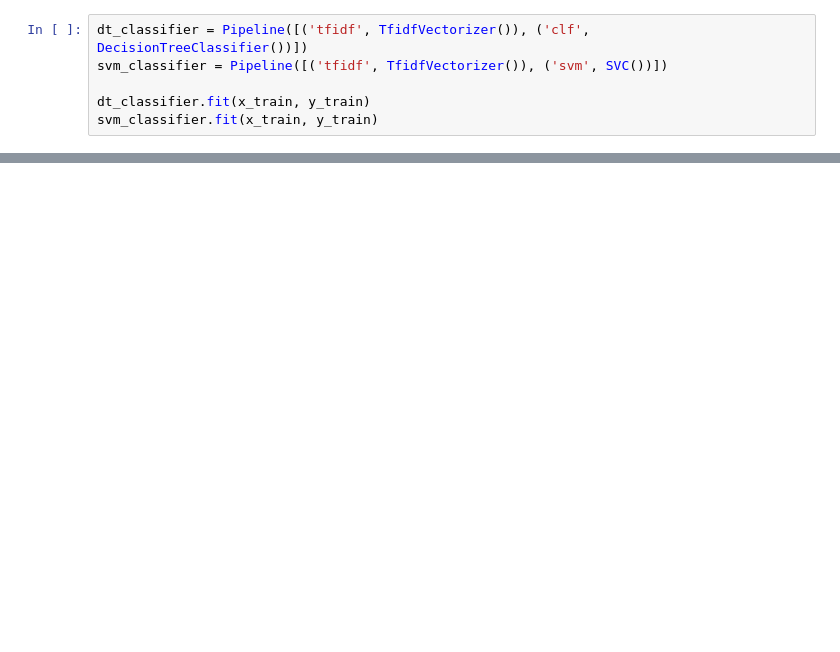
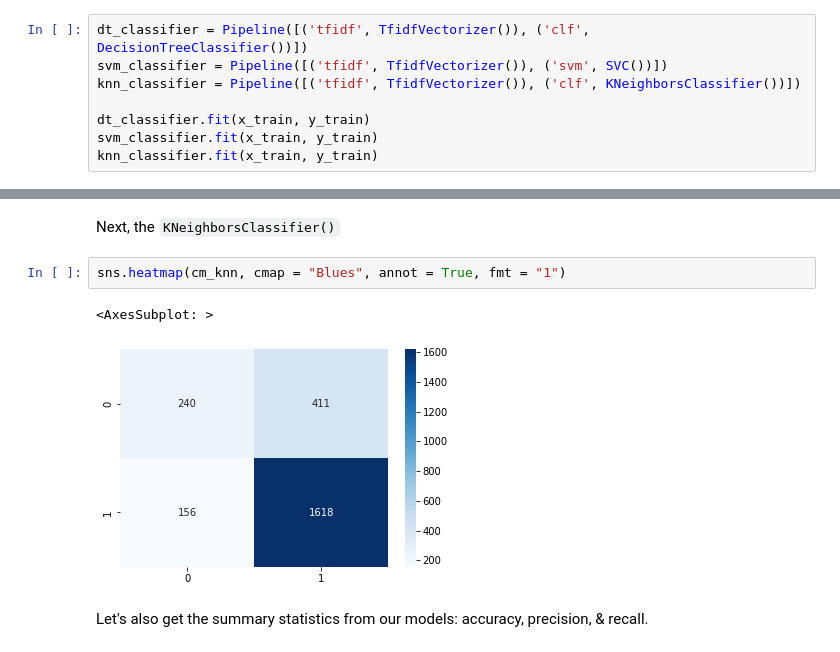
Before and after one commit to gprasad125/dsc180a-project, a Jupyter notebook: Notebooks/modeling.ipynb, the cells around one changed output, grey strips where cells are left out. Drawn from its saved outputs; the diff is of its cells as text; blank space fills up the shorter version.

Commit message:
update modeling

```diff
--- a/Notebooks/modeling.ipynb
+++ b/Notebooks/modeling.ipynb
@@ -49,7 +97,9 @@ x_train, x_test, y_train, y_test = train_test_split(x, y, test_size = 0.2, rando
 # %%
 dt_classifier = Pipeline([('tfidf', TfidfVectorizer()), ('clf', DecisionTreeClassifier())])
 svm_classifier = Pipeline([('tfidf', TfidfVectorizer()), ('svm', SVC())])
+knn_classifier = Pipeline([('tfidf', TfidfVectorizer()), ('clf', KNeighborsClassifier())])
 
 dt_classifier.fit(x_train, y_train)
 svm_classifier.fit(x_train, y_train)
+knn_classifier.fit(x_train, y_train)
 # %% [output]
@@ -78,0 +151,9 @@ array([[ 455,  157],
+# %% [markdown]
+Next, the `KNeighborsClassifier()`
+# %%
+sns.heatmap(cm_knn, cmap = "Blues", annot = True, fmt = "1")
+# %% [output]
+<AxesSubplot: >
+[figure, added]
+# %% [markdown]
+Let's also get the summary statistics from our models: accuracy, precision, & recall.
```
Also changed, not shown: parts of 38 cells of this notebook.
